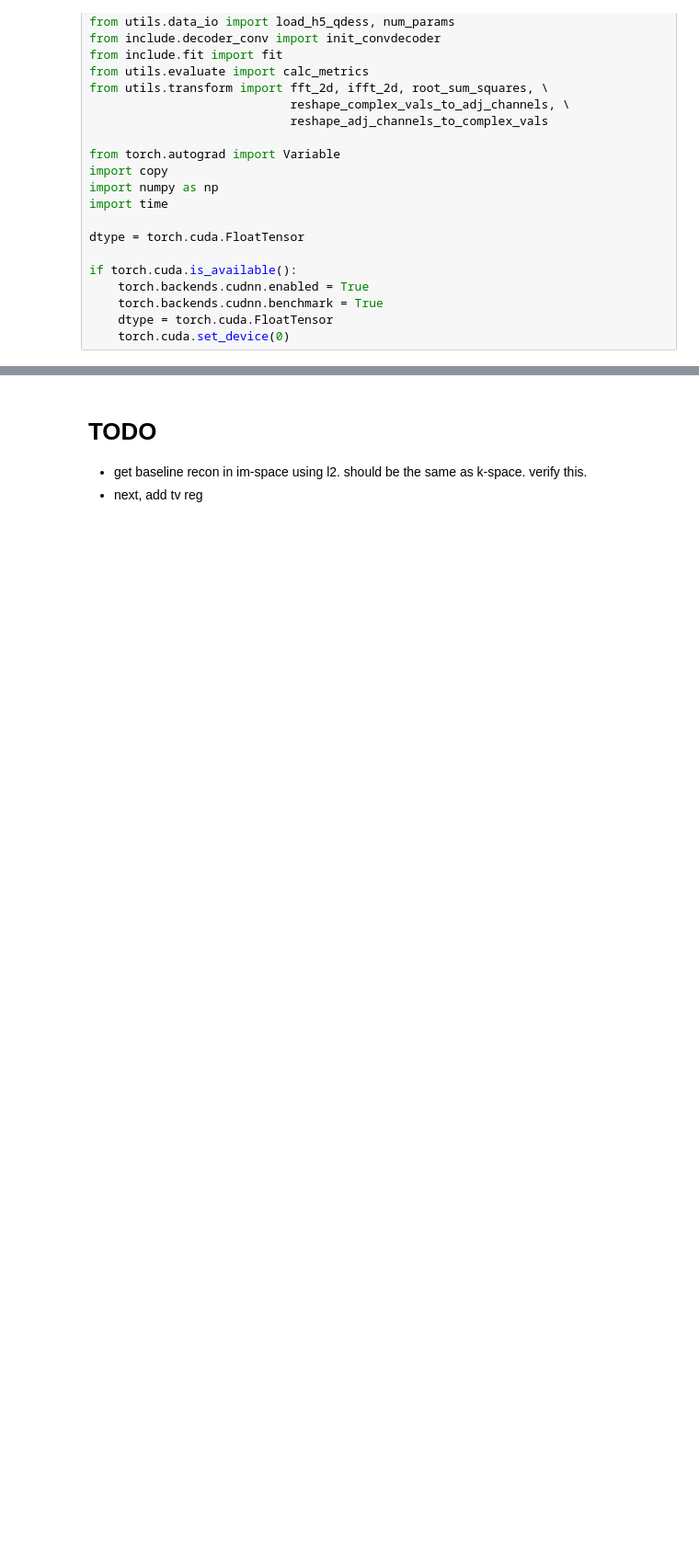
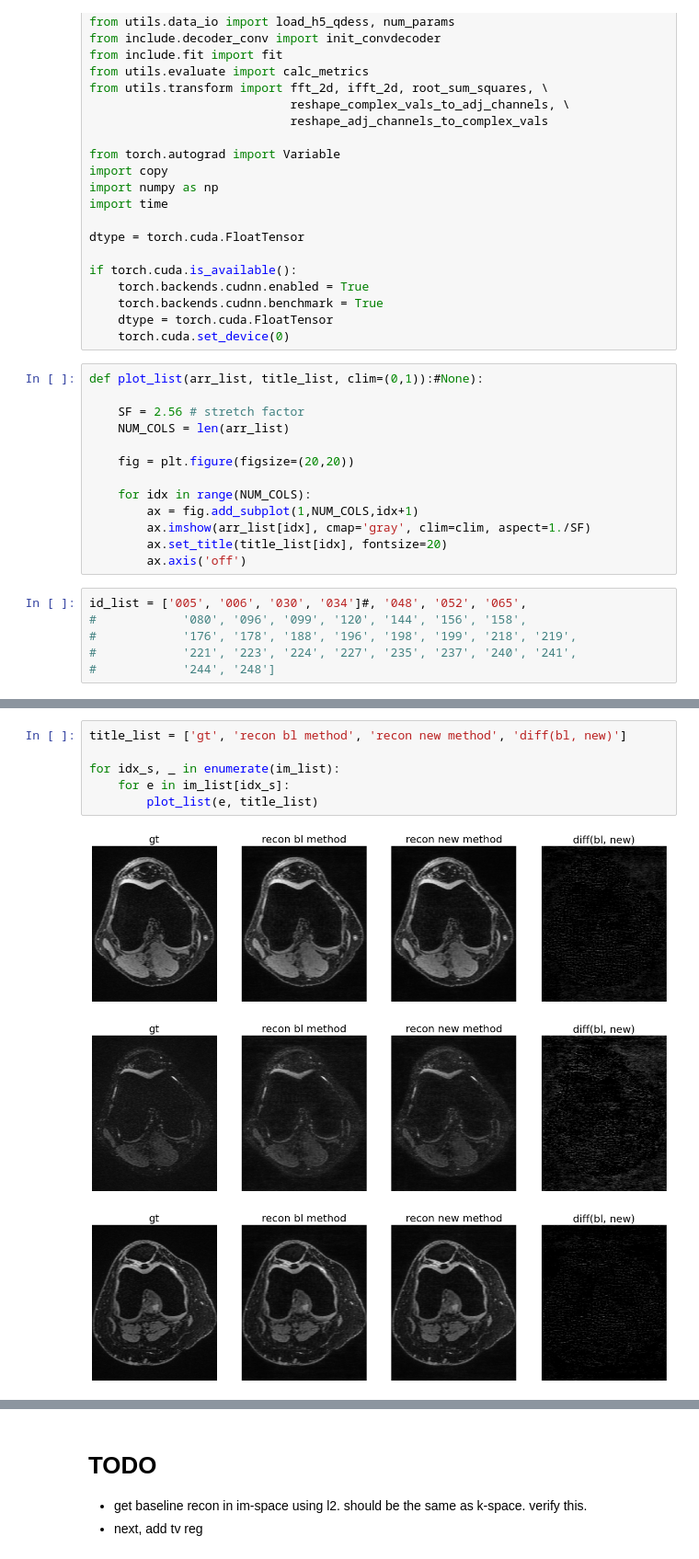
Before and after one commit to davevanveen/unsup_mri, a Jupyter notebook: ipynb/20210201_im_space_losses.ipynb, the cells around one changed output, grey strips where cells are left out. Shown at 92% size. Cells and saved outputs as stored; diff of their text form; blank space fills up the shorter version.

```diff
--- a/ipynb/20210201_im_space_losses.ipynb
+++ b/ipynb/20210201_im_space_losses.ipynb
@@ -30,3 +30,22 @@ if torch.cuda.is_available():
     torch.backends.cudnn.benchmark = True
     dtype = torch.cuda.FloatTensor
     torch.cuda.set_device(0)
+# %%
+def plot_list(arr_list, title_list, clim=(0,1)):#None):
+
+    SF = 2.56 # stretch factor
+    NUM_COLS = len(arr_list)
+
+    fig = plt.figure(figsize=(20,20))
+
+    for idx in range(NUM_COLS):
+        ax = fig.add_subplot(1,NUM_COLS,idx+1)
+        ax.imshow(arr_list[idx], cmap='gray', clim=clim, aspect=1./SF)
+        ax.set_title(title_list[idx], fontsize=20)
+        ax.axis('off')
+# %%
+id_list = ['005', '006', '030', '034']#, '048', '052', '065',
+#            '080', '096', '099', '120', '144', '156', '158',
+#            '176', '178', '188', '196', '198', '199', '218', '219',
+#            '221', '223', '224', '227', '235', '237', '240', '241',
+#            '244', '248']
@@ -32,0 +126,10 @@ if torch.cuda.is_available():
+# %%
+title_list = ['gt', 'recon bl method', 'recon new method', 'diff(bl, new)']
+
+for idx_s, _ in enumerate(im_list):
+    for e in im_list[idx_s]:
+        plot_list(e, title_list)
+# %% [output]
+[figure, added]
+[figure, added]
+[figure, added]
```
Also changed, not shown: parts of 10 cells of this notebook, 5 other files.
